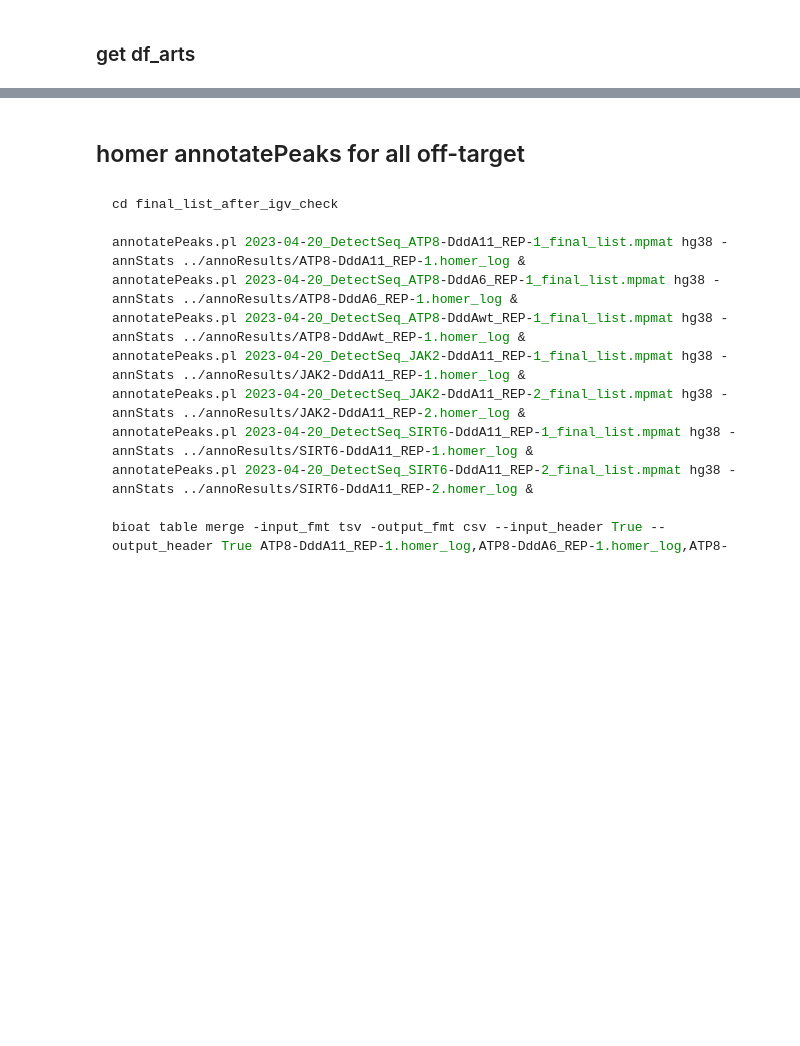
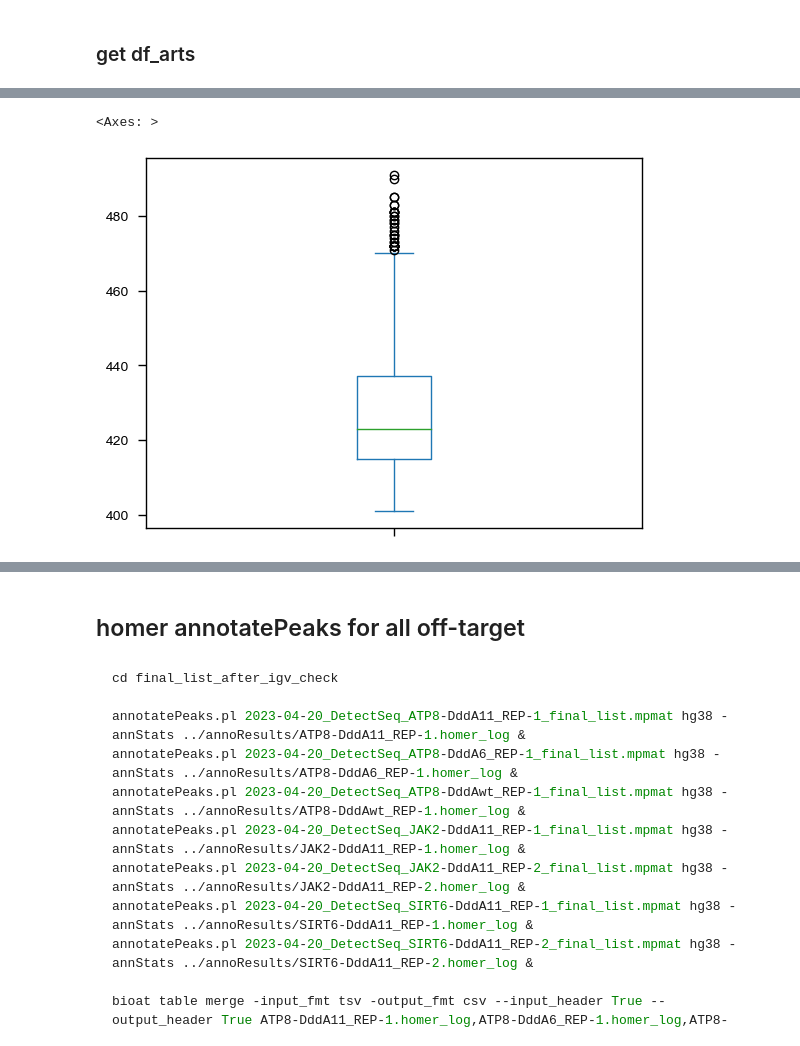
Before and after one commit to hermanzhaozzzz/snakepipes_detect-seq, a Jupyter notebook: step.08.Basic_analysis_for_final-off-targets.ipynb, the cells around one changed output, grey strips where cells are left out. Drawn from its saved outputs; the diff is of its cells as text; code cells hidden in the pictures; blank space fills up the shorter version.

```diff
--- a/step.08.Basic_analysis_for_final-off-targets.ipynb
+++ b/step.08.Basic_analysis_for_final-off-targets.ipynb
@@ -377,0 +952,4 @@ for sample, df in df_arts_tale_dep.groupby(['<sample>', 'TAS-Dep_stat']):
+# %%
+# 最终TAS Dep list
+df_arts_tas_dep = df_arts_tas_dep_fix.query('~`TAS-Dep_stat`.str.contains("on-target")').copy()
+df_arts_tas_dep
@@ -377,0 +1232,4 @@ for sample, df in df_arts_tale_dep.groupby(['<sample>', 'TAS-Dep_stat']):
+# %%
+# 刨除tas dep
+df_arts_rm_tas_dep = df_arts[df_arts['id'].map(lambda x: x not in df_arts_tas_dep['id'].tolist())].copy()
+df_arts_rm_tas_dep
@@ -377,0 +1374,4 @@ for sample, df in df_arts_tale_dep.groupby(['<sample>', 'TAS-Dep_stat']):
+# %%
+# 已经去除了TAS DEP，现在取CTCF overlap, 注意，用的是df_arts_rm_tas_dep！！
+df_arts_tas_indep = df_arts_rm_tas_dep.query('region_index in @index_tas_indep').copy()
+df_arts_unassorted = df_arts_rm_tas_dep.query('region_index in @index_unassorted').copy()
@@ -377,0 +1452,8 @@ for sample, df in df_arts_tale_dep.groupby(['<sample>', 'TAS-Dep_stat']):
+# %%
+df_coor_tas_indep = pd.Series(df_arts_tas_indep['region_index'].unique()).str.split('_', expand=True)
+df_coor_tas_indep.columns = ['chrom', 'start', 'end']
+# 为了查找CTCF的motif，前后扩展200BP
+df_coor_tas_indep[['start', 'end']] = df_coor_tas_indep[['start', 'end']].astype(int)
+df_coor_tas_indep['start'] = df_coor_tas_indep['start'] - 200
+df_coor_tas_indep['end'] = df_coor_tas_indep['end'] + 200
+df_coor_tas_indep
@@ -377,0 +1474,5 @@ for sample, df in df_arts_tale_dep.groupby(['<sample>', 'TAS-Dep_stat']):
+# %%
+(df_coor_tas_indep['end'] - df_coor_tas_indep['start']).plot(kind='box')
+# %% [output]
+<Axes: >
+[figure, added]
```
Also changed, not shown: parts of 106 cells of this notebook.
